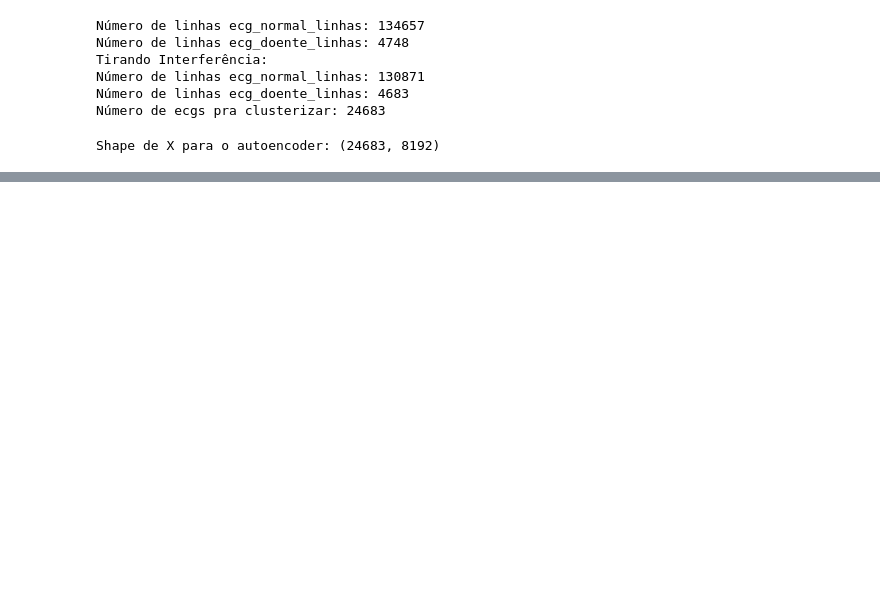
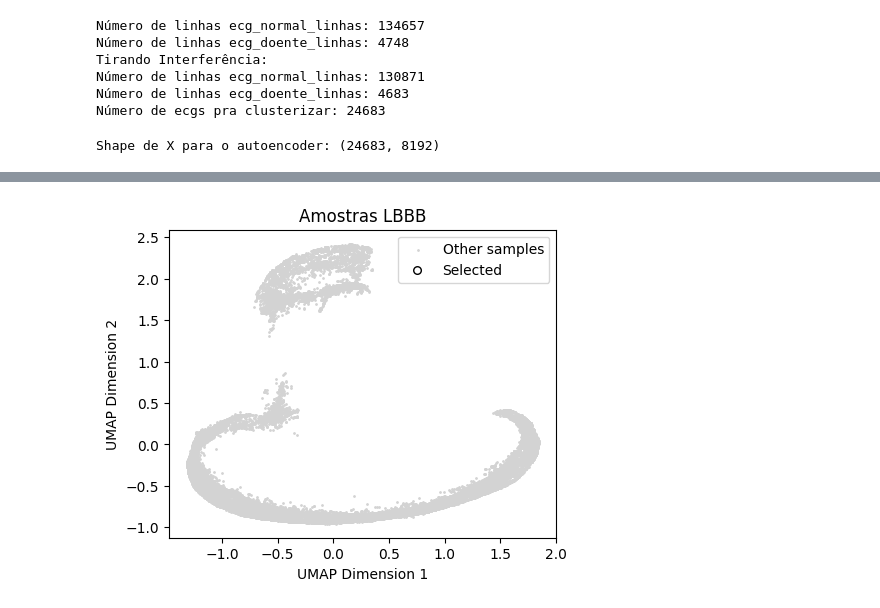
Before and after one commit to pedrobacelar28/Clustering-Paper, a Jupyter notebook: Projeto/Geração das Amostras/LBBB.ipynb, the cells around one changed output, grey strips where cells are left out. Drawn from its saved outputs; the diff is of its cells as text; code cells hidden in the pictures; blank space fills up the shorter version.

```diff
--- a/Projeto/Geração das Amostras/LBBB.ipynb
+++ b/Projeto/Geração das Amostras/LBBB.ipynb
@@ -408,8 +347,8 @@ silhouette_values = 0
 silhouette_values = silhouette_samples(X_reduced_scaled, labels)
 
 silhouette_df = pd.DataFrame({
-    'exam_id': exam_ids_to_cluster,
-    'label': labels,
+    'exam_id': ids_ecgs,
+    'label': new_labels,
     'silhouette_score': silhouette_values
 })
 
@@ -501,0 +419,58 @@ plot_samples(X_reduced_scaled, selected_exam_ids, labels, f'Amostras {doenca}')
+# %%
+# GERAR AMOSTRAS
+
+def select_25_evenly_spaced(df):
+    total_rows = len(df)
+    if total_rows <= 25:
+        return df
+    else:
+        indices = np.linspace(0, total_rows-1, 45, dtype=int)
+        return df.iloc[indices]
+
+dados_selecionados = dados.groupby('tipo', group_keys=False).apply(select_25_evenly_spaced)
+
+tipos_desejados = ['D_clusterD']
+dados_selecionados = dados_selecionados[dados_selecionados['tipo'].isin(tipos_desejados)]
+
+dados_selecionados.to_csv(f'amostras/{doenca}_amostras.csv', index=False)
+
+#PLOTAR AMOSTRAS
+
+def plot_samples(X, exam_ids, labels, title):
+    colors = ['gray',    # 0: Other samples
+              'yellow',  # 1: D_clusterN
+              'orange',  # 2: N_clusterD
+              'blue',    # 3: D_clusterM
+              'red',     # 4: N_clusterM
+              'purple',  # 5: D_clusterO
+              'pink']   # 6: N_clusterO
+    exam_id_to_index = {exam_id: idx for idx, exam_id in enumerate(ids_ecgs)}
+    sample_indices = [exam_id_to_index[exam_id] for exam_id in exam_ids]
+
+    all_labels = np.zeros(X.shape[0])
+    all_labels[sample_indices] = labels
+
+    plt.figure(figsize=(5, 4))
+    plt.scatter(X[:, 0], X[:, 1], c='lightgray', s=1, label='Other samples')
+    plt.scatter(X[sample_indices, 0], X[sample_indices, 1], c=[colors[label] for label in labels], s=30, edgecolor='k', label='Selected')
+    plt.xlabel('UMAP Dimension 1')
+    plt.ylabel('UMAP Dimension 2')
+    plt.title(title)
+    plt.legend()
+    plt.show()
+
+selected_exam_ids = dados_selecionados['exam_id'].values
+
+exam_id_to_index = {exam_id: idx for idx, exam_id in enumerate(ids_ecgs)}
+selected_indices = [exam_id_to_index[exam_id] for exam_id in selected_exam_ids]
+
+labels = [
+    1 if tipo == 'D_clusterN' else 2 if tipo == 'N_clusterD' else
+    3 if tipo == 'D_clusterM' else 4 if tipo == 'N_clusterM' else
+    5 if tipo == 'D_clusterO' else 6 if tipo == 'N_clusterO' else 0
+    for tipo in dados_selecionados['tipo'].values
+]
+
+plot_samples(X_reduced_scaled, selected_exam_ids, labels, f'Amostras {doenca}')
+# %% [output]
+[figure, added]
```
Also changed, not shown: parts of 6 cells of this notebook, 45 other files.
